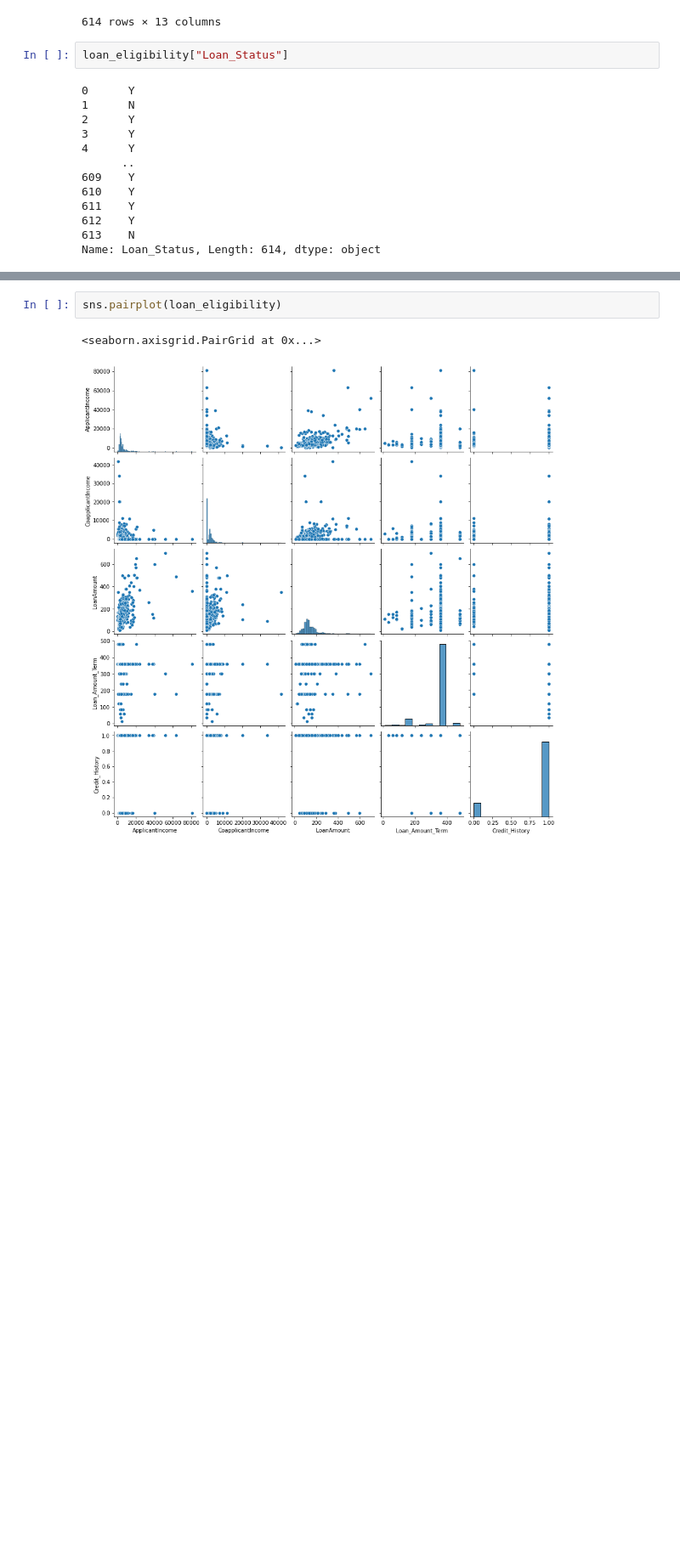
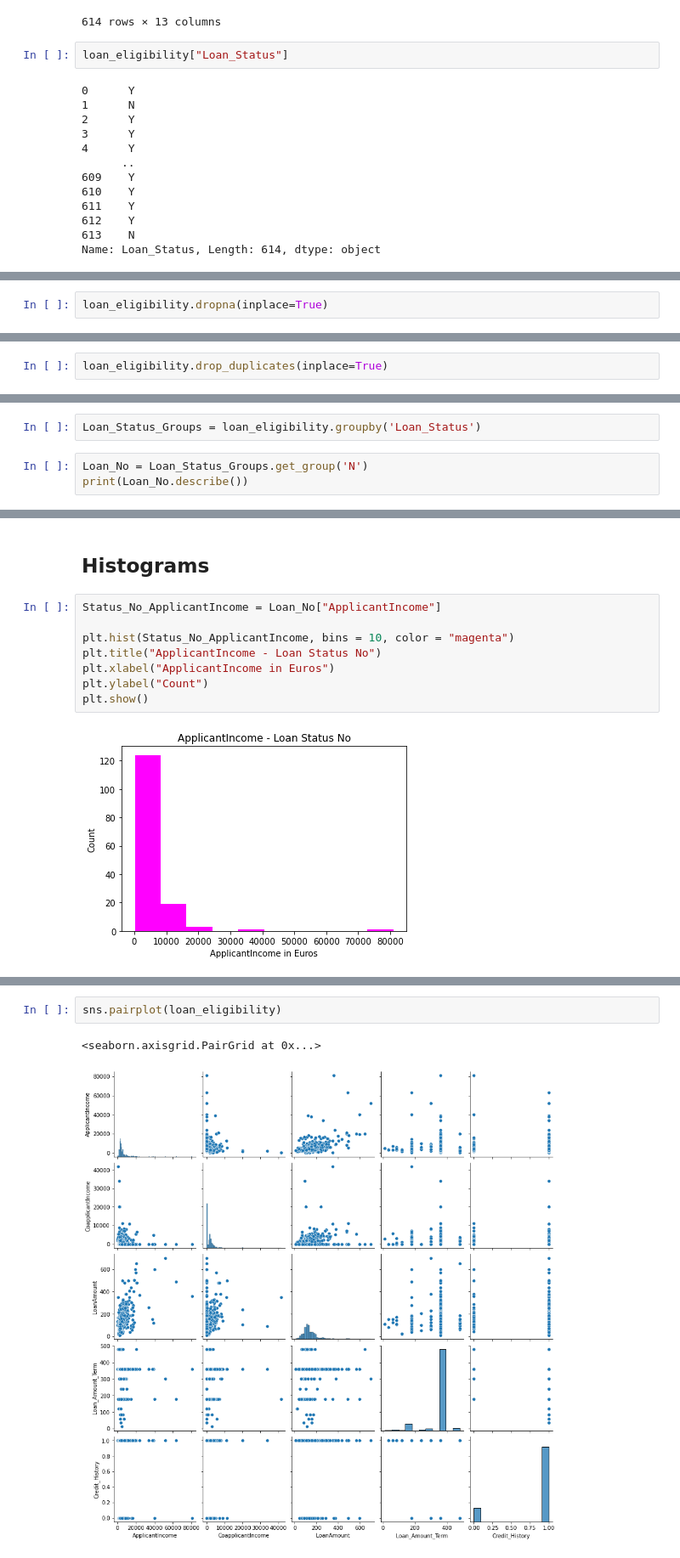
Before and after one commit to loughjo/ProgDataAnalysis-Project, a Jupyter notebook: ProgDataAnalysisProject.ipynb, the cells around one changed output, grey strips where cells are left out. Shown at 85% size. Saved outputs shown, nothing was run; the diff lists cells and outputs as text; blank space fills up the shorter version.

```diff
--- a/ProgDataAnalysisProject.ipynb
+++ b/ProgDataAnalysisProject.ipynb
@@ -41,0 +83,2 @@ Name: Loan_Status, Length: 614, dtype: object
+# %%
+loan_eligibility.dropna(inplace=True)
@@ -41,0 +95,2 @@ Name: Loan_Status, Length: 614, dtype: object
+# %%
+loan_eligibility.drop_duplicates(inplace=True)
@@ -56,0 +122,5 @@ Name: Property_Area, Length: 614, dtype: object
+# %%
+Loan_Status_Groups = loan_eligibility.groupby('Loan_Status')
+# %%
+Loan_No = Loan_Status_Groups.get_group('N')
+print(Loan_No.describe())
@@ -56,0 +170,12 @@ Name: Property_Area, Length: 614, dtype: object
+# %% [markdown]
+## Histograms
+# %%
+Status_No_ApplicantIncome = Loan_No["ApplicantIncome"]
+
+plt.hist(Status_No_ApplicantIncome, bins = 10, color = "magenta")
+plt.title("ApplicantIncome - Loan Status No")
+plt.xlabel("ApplicantIncome in Euros")
+plt.ylabel("Count")
+plt.show()
+# %% [output]
+[figure, added]
```
Also changed, not shown: parts of 22 cells of this notebook.
